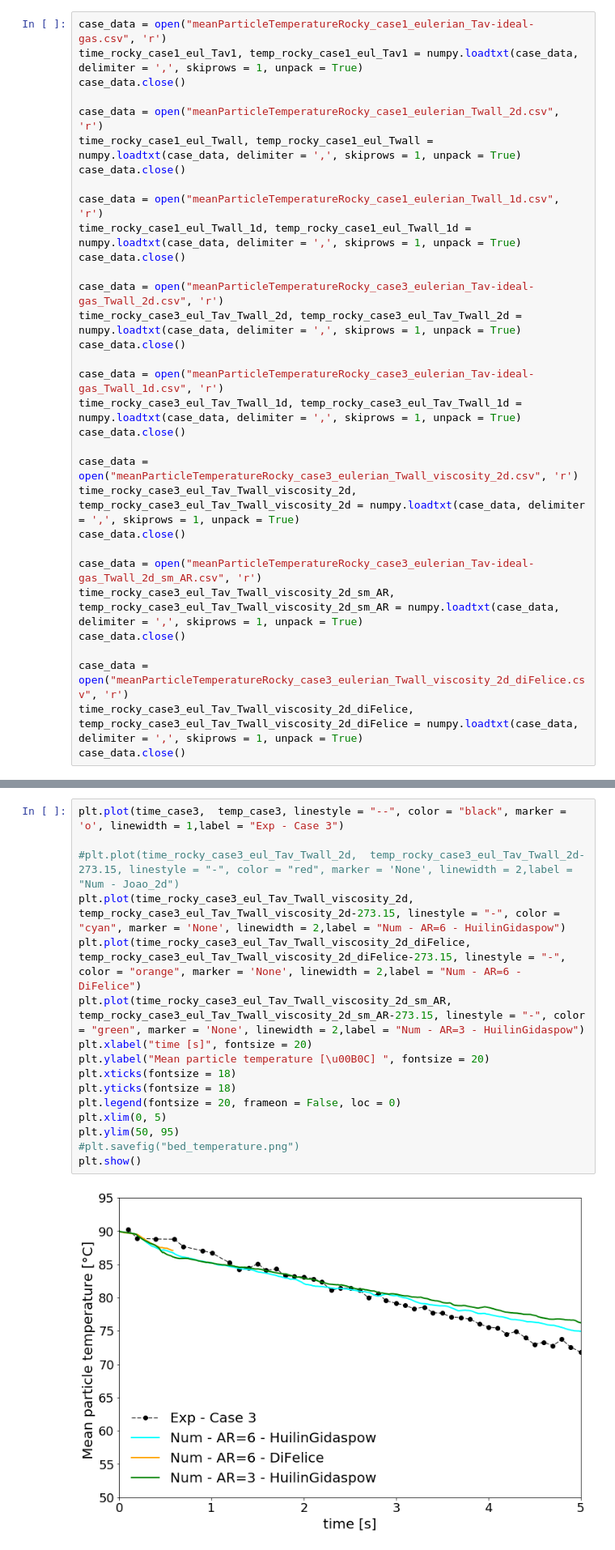
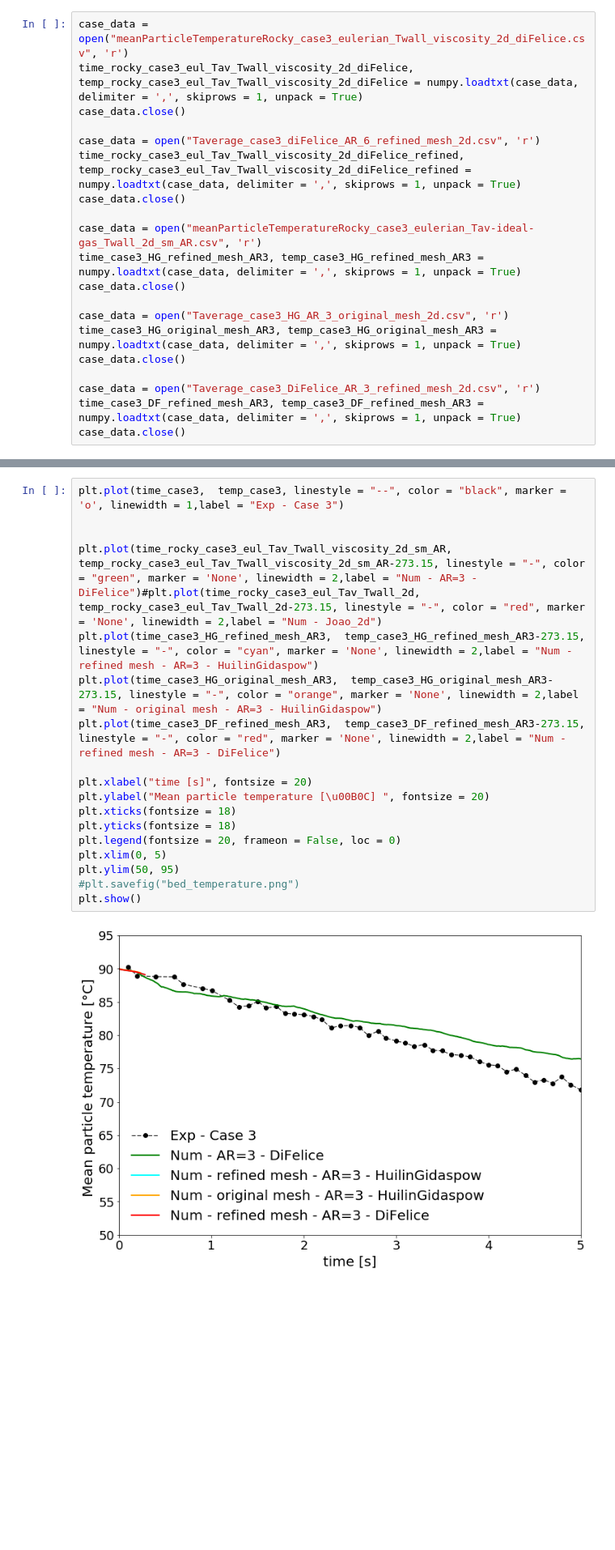
Before and after one commit to lucillalmeida/doutorado-validacoes, a Jupyter notebook: fluidized-bed-patil/Patil-pseudo-2-d-fluidized-bed.ipynb, the cells around one changed output, grey strips where cells are left out. Shown at 81% size. Drawn from its saved outputs; the diff is of its cells as text; blank space fills up the shorter version.

```diff
--- a/fluidized-bed-patil/Patil-pseudo-2-d-fluidized-bed.ipynb
+++ b/fluidized-bed-patil/Patil-pseudo-2-d-fluidized-bed.ipynb
@@ -262,37 +262,25 @@ case_data = open("patil_75g_volumetric_case5.csv", 'r')
 x_case5, volFlux_case5 = numpy.loadtxt(case_data, delimiter = ',', skiprows = 1, unpack = True)
 case_data.close()
 # %%
-case_data = open("meanParticleTemperatureRocky_case1_eulerian_Tav-ideal-gas.csv", 'r')
-time_rocky_case1_eul_Tav1, temp_rocky_case1_eul_Tav1 = numpy.loadtxt(case_data, delimiter = ',', skiprows = 1, unpack = True)
+case_data = open("meanParticleTemperatureRocky_case3_eulerian_Twall_viscosity_2d_diFelice.csv", 'r')
+time_rocky_case3_eul_Tav_Twall_viscosity_2d_diFelice, temp_rocky_case3_eul_Tav_Twall_viscosity_2d_diFelice = numpy.loadtxt(case_data, delimiter = ',', skiprows = 1, unpack = True)
 case_data.close()
 
-case_data = open("meanParticleTemperatureRocky_case1_eulerian_Twall_2d.csv", 'r')
-time_rocky_case1_eul_Twall, temp_rocky_case1_eul_Twall = numpy.loadtxt(case_data, delimiter = ',', skiprows = 1, unpack = True)
-case_data.close()
-
-case_data = open("meanParticleTemperatureRocky_case1_eulerian_Twall_1d.csv", 'r')
-time_rocky_case1_eul_Twall_1d, temp_rocky_case1_eul_Twall_1d = numpy.loadtxt(case_data, delimiter = ',', skiprows = 1, unpack = True)
-case_data.close()
-
-case_data = open("meanParticleTemperatureRocky_case3_eulerian_Tav-ideal-gas_Twall_2d.csv", 'r')
-time_rocky_case3_eul_Tav_Twall_2d, temp_rocky_case3_eul_Tav_Twall_2d = numpy.loadtxt(case_data, delimiter = ',', skiprows = 1, unpack = True)
-case_data.close()
-
-case_data = open("meanParticleTemperatureRocky_case3_eulerian_Tav-ideal-gas_Twall_1d.csv", 'r')
-time_rocky_case3_eul_Tav_Twall_1d, temp_rocky_case3_eul_Tav_Twall_1d = numpy.loadtxt(case_data, delimiter = ',', skiprows = 1, unpack = True)
-case_data.close()
-
-case_data = open("meanParticleTemperatureRocky_case3_eulerian_Twall_viscosity_2d.csv", 'r')
-time_rocky_case3_eul_Tav_Twall_viscosity_2d, temp_rocky_case3_eul_Tav_Twall_viscosity_2d = numpy.loadtxt(case_data, delimiter = ',', skiprows = 1, unpack = True)
+case_data = open("Taverage_case3_diFelice_AR_6_refined_mesh_2d.csv", 'r')
+time_rocky_case3_eul_Tav_Twall_viscosity_2d_diFelice_refined, temp_rocky_case3_eul_Tav_Twall_viscosity_2d_diFelice_refined = numpy.loadtxt(case_data, delimiter = ',', skiprows = 1, unpack = True)
 case_data.close()
 
 case_data = open("meanParticleTemperatureRocky_case3_eulerian_Tav-ideal-gas_Twall_2d_sm_AR.csv", 'r')
-time_rocky_case3_eul_Tav_Twall_viscosity_2d_sm_AR, temp_rocky_case3_eul_Tav_Twall_viscosity_2d_sm_AR = numpy.loadtxt(case_data, delimiter = ',', skiprows = 1, unpack = True)
+time_case3_HG_refined_mesh_AR3, temp_case3_HG_refined_mesh_AR3 = numpy.loadtxt(case_data, delimiter = ',', skiprows = 1, unpack = True)
 case_data.close()
 
-case_data = open("meanParticleTemperatureRocky_case3_eulerian_Twall_viscosity_2d_diFelice.csv", 'r')
-time_rocky_case3_eul_Tav_Twall_viscosity_2d_diFelice, temp_rocky_case3_eul_Tav_Twall_viscosity_2d_diFelice = numpy.loadtxt(case_data, delimiter = ',', skiprows = 1, unpack = True)
+case_data = open("Taverage_case3_HG_AR_3_original_mesh_2d.csv", 'r')
+time_case3_HG_original_mesh_AR3, temp_case3_HG_original_mesh_AR3 = numpy.loadtxt(case_data, delimiter = ',', skiprows = 1, unpack = True)
 case_data.close()
+
+case_data = open("Taverage_case3_DiFelice_AR_3_refined_mesh_2d.csv", 'r')
+time_case3_DF_refined_mesh_AR3, temp_case3_DF_refined_mesh_AR3 = numpy.loadtxt(case_data, delimiter = ',', skiprows = 1, unpack = True)
+case_data.close()
 # %%
 plt.plot(time_case1,  temp_case1, linestyle = "--", color = "black", marker = 'o', linewidth = 1,label = "Exp - Case 1")
 plt.plot(time_case3,  temp_case3, linestyle = "--", color = "red", marker = 'D', linewidth = 1,label = "Exp - Case 3")
@@ -344,21 +332,23 @@ plt.show()
 # %%
 plt.plot(time_case3,  temp_case3, linestyle = "--", color = "black", marker = 'o', linewidth = 1,label = "Exp - Case 3")
 
-#plt.plot(time_rocky_case3_eul_Tav_Twall_2d,  temp_rocky_case3_eul_Tav_Twall_2d-273.15, linestyle = "-", color = "red", marker = 'None', linewidth = 2,label = "Num - Joao_2d")
-plt.plot(time_rocky_case3_eul_Tav_Twall_viscosity_2d,  temp_rocky_case3_eul_Tav_Twall_viscosity_2d-273.15, linestyle = "-", color = "cyan", marker = 'None', linewidth = 2,label = "Num - AR=6 - HuilinGidaspow")
-plt.plot(time_rocky_case3_eul_Tav_Twall_viscosity_2d_diFelice,  temp_rocky_case3_eul_Tav_Twall_viscosity_2d_diFelice-273.15, linestyle = "-", color = "orange", marker = 'None', linewidth = 2,label = "Num - AR=6 - DiFelice")
-plt.plot(time_rocky_case3_eul_Tav_Twall_viscosity_2d_sm_AR,  temp_rocky_case3_eul_Tav_Twall_viscosity_2d_sm_AR-273.15, linestyle = "-", color = "green", marker = 'None', linewidth = 2,label = "Num - AR=3 - HuilinGidaspow")
+
+plt.plot(time_rocky_case3_eul_Tav_Twall_viscosity_2d_sm_AR,  temp_rocky_case3_eul_Tav_Twall_viscosity_2d_sm_AR-273.15, linestyle = "-", color = "green", marker = 'None', linewidth = 2,label = "Num - AR=3 - DiFelice")#plt.plot(time_rocky_case3_eul_Tav_Twall_2d,  temp_rocky_case3_eul_Tav_Twall_2d-273.15, linestyle = "-", color = "red", marker = 'None', linewidth = 2,label = "Num - Joao_2d")
+plt.plot(time_case3_HG_refined_mesh_AR3,  temp_case3_HG_refined_mesh_AR3-273.15, linestyle = "-", color = "cyan", marker = 'None', linewidth = 2,label = "Num - refined mesh - AR=3 - HuilinGidaspow")
+plt.plot(time_case3_HG_original_mesh_AR3,  temp_case3_HG_original_mesh_AR3-273.15, linestyle = "-", color = "orange", marker = 'None', linewidth = 2,label = "Num - original mesh - AR=3 - HuilinGidaspow")
+plt.plot(time_case3_DF_refined_mesh_AR3,  temp_case3_DF_refined_mesh_AR3-273.15, linestyle = "-", color = "red", marker = 'None', linewidth = 2,label = "Num - refined mesh - AR=3 - DiFelice")
+
 plt.xlabel("time [s]", fontsize = 20)
 plt.ylabel("Mean particle temperature [\u00B0C] ", fontsize = 20)
 plt.xticks(fontsize = 18)
 plt.yticks(fontsize = 18)
 plt.legend(fontsize = 20, frameon = False, loc = 0)
 plt.xlim(0, 5)
 plt.ylim(50, 95)
 #plt.savefig("bed_temperature.png")
 plt.show()
 # %% [output]
-[figure, old version]
+[figure, new version]
 # %%
 plt.plot(x_case1, volFlux_case1, linestyle = "-", color = "black", marker = 'o', linewidth = 2,label = "Exp Case 1")
 plt.title("Average axial velocity - Case 1", fontsize = 16)
```
Also changed, not shown: parts of 1 cell of this notebook, 4 other files.
